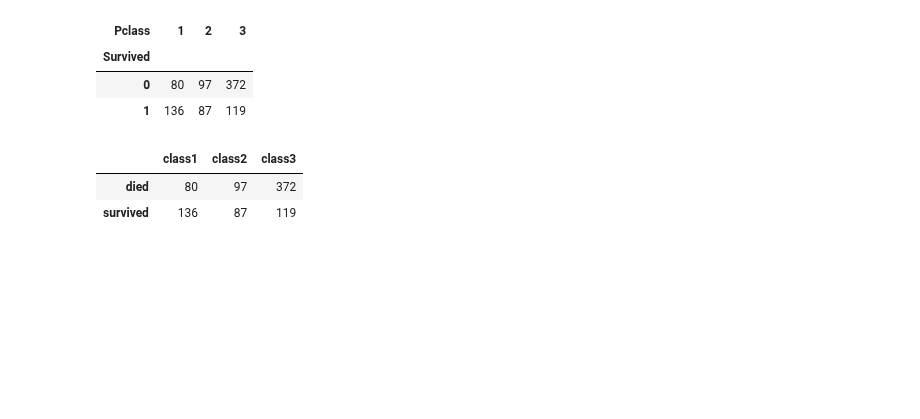
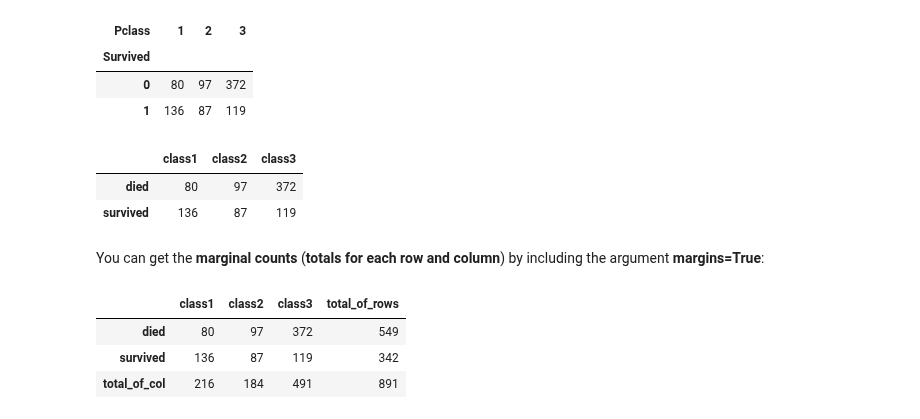
Before and after one commit to yigaai/StoryTelling_with_Data_myTelescope, a Jupyter notebook: lec19-frequency-tables.ipynb, the cells around one changed output. Saved outputs shown, nothing was run; the diff lists cells and outputs as text; code cells hidden in the pictures; blank space fills up the shorter version.

```diff
--- a/lec19-frequency-tables.ipynb
+++ b/lec19-frequency-tables.ipynb
@@ -210,3 +209,21 @@ survived_class
 |  | class1 | class2 | class3 |
 | died | 80 | 97 | 372 |
 | survived | 136 | 87 | 119 |
+# %% [markdown]
+You can get the **marginal counts** (**totals for each row and column**) by including the argument **margins=True**:
+# %%
+# Table of survival vs passenger class:
+
+survived_class = pd.crosstab(index = titanic["Survived"],
+                             columns = titanic["Pclass"],
+                             margins = True)
+
+survived_class.index = ['died', 'survived', 'total_of_col']
+survived_class.columns = ['class1', 'class2', 'class3', 'total_of_rows']
+
+survived_class
+# %% [output]
+|  | class1 | class2 | class3 | total_of_rows |
+| died | 80 | 97 | 372 | 549 |
+| survived | 136 | 87 | 119 | 342 |
+| total_of_col | 216 | 184 | 491 | 891 |
```
Also changed, not shown: parts of 16 cells of this notebook.
